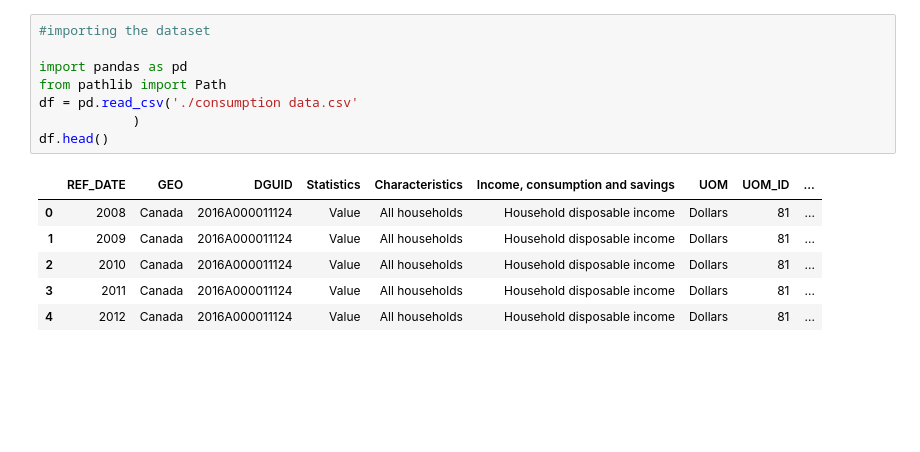
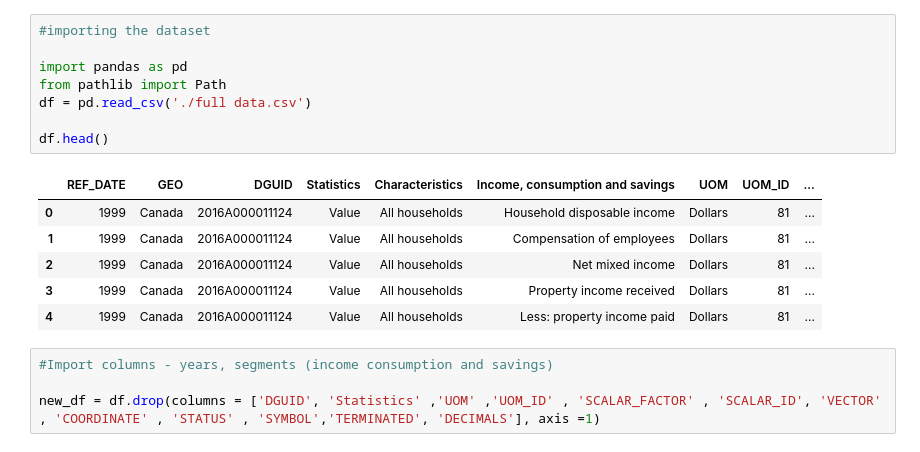
Before and after one commit to Sahib0096/Project-1-Group-3-, a Jupyter notebook: data cleanup.ipynb, the cells around one changed output. Cells and saved outputs as stored; diff of their text form; blank space fills up the shorter version.

```diff
--- a/data cleanup.ipynb
+++ b/data cleanup.ipynb
@@ -1,15 +1,19 @@
 # %%
 #importing the dataset
 
 import pandas as pd
 from pathlib import Path
-df = pd.read_csv('./consumption data.csv'
-            )
+df = pd.read_csv('./full data.csv')
+
 df.head()
 # %% [output]
 |  | REF_DATE | GEO | DGUID | Statistics | Characteristics | Income, consumption and savings | UOM | UOM_ID | ... |
-| 0 | 2008 | Canada | 2016A000011124 | Value | All households | Household disposable income | Dollars | 81 | ... |
-| 1 | 2009 | Canada | 2016A000011124 | Value | All households | Household disposable income | Dollars | 81 | ... |
-| 2 | 2010 | Canada | 2016A000011124 | Value | All households | Household disposable income | Dollars | 81 | ... |
-| 3 | 2011 | Canada | 2016A000011124 | Value | All households | Household disposable income | Dollars | 81 | ... |
-| 4 | 2012 | Canada | 2016A000011124 | Value | All households | Household disposable income | Dollars | 81 | ... |
+| 0 | 1999 | Canada | 2016A000011124 | Value | All households | Household disposable income | Dollars | 81 | ... |
+| 1 | 1999 | Canada | 2016A000011124 | Value | All households | Compensation of employees | Dollars | 81 | ... |
+| 2 | 1999 | Canada | 2016A000011124 | Value | All households | Net mixed income | Dollars | 81 | ... |
+| 3 | 1999 | Canada | 2016A000011124 | Value | All households | Property income received | Dollars | 81 | ... |
+| 4 | 1999 | Canada | 2016A000011124 | Value | All households | Less: property income paid | Dollars | 81 | ... |
+# %%
+#Import columns - years, segments (income consumption and savings)
+
+new_df = df.drop(columns = ['DGUID', 'Statistics' ,'UOM' ,'UOM_ID' , 'SCALAR_FACTOR' , 'SCALAR_ID', 'VECTOR' , 'COORDINATE' , 'STATUS' , 'SYMBOL','TERMINATED', 'DECIMALS'], axis =1)
```
Also changed, not shown: parts of 12 cells of this notebook, 5 other files.
